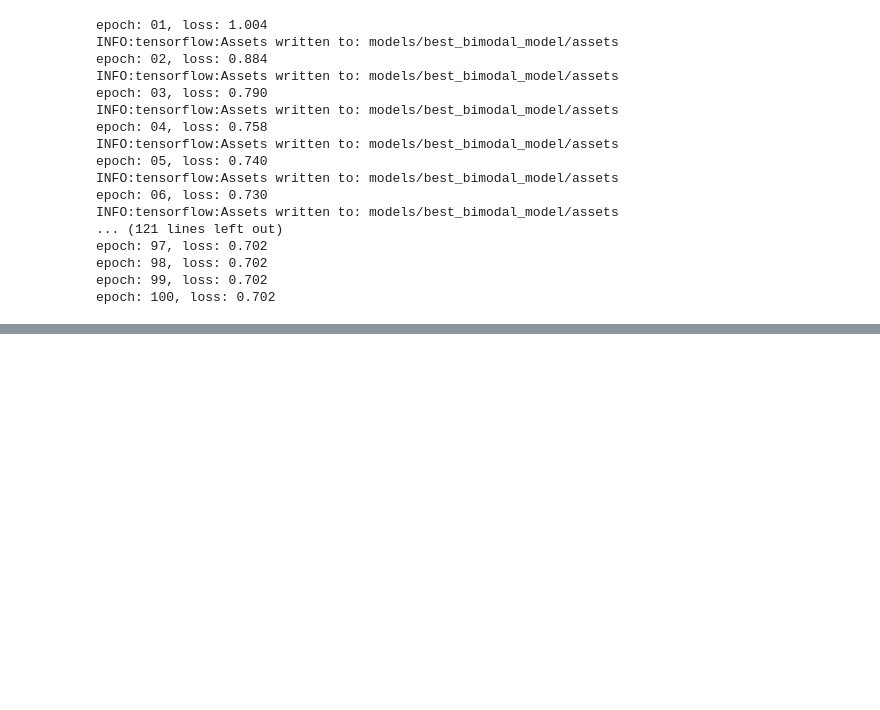
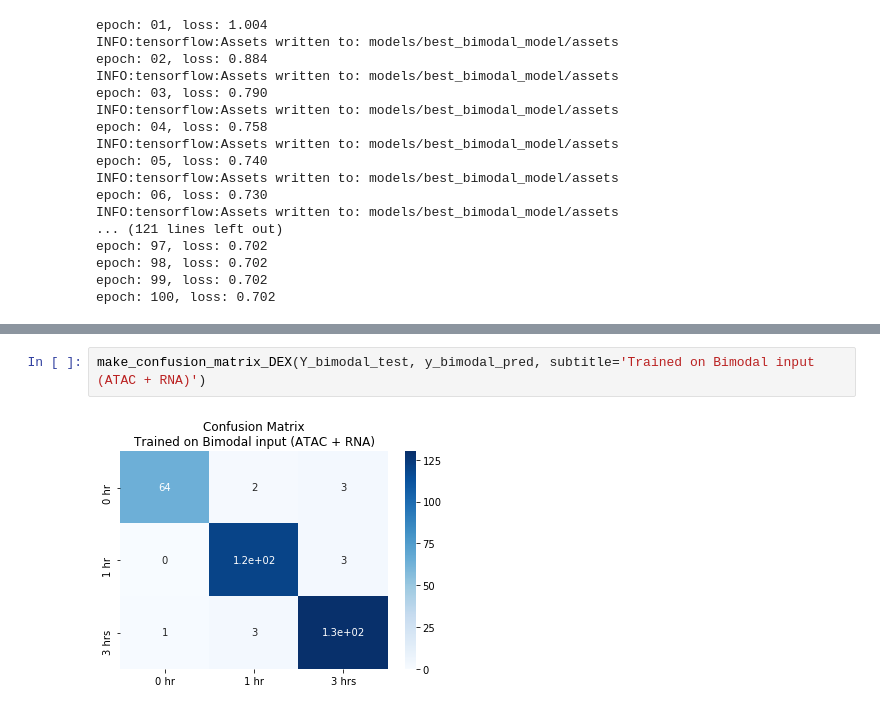
Before and after one commit to taylormjs/cell-type-classifier, a Jupyter notebook: classifier.ipynb, the cells around one changed output, grey strips where cells are left out. Drawn from its saved outputs; the diff is of its cells as text; blank space fills up the shorter version.

```diff
--- a/classifier.ipynb
+++ b/classifier.ipynb
@@ -1074,0 +1270,4 @@ m.result().numpy()
+# %%
+make_confusion_matrix_DEX(Y_bimodal_test, y_bimodal_pred, subtitle='Trained on Bimodal input (ATAC + RNA)')
+# %% [output]
+[figure, added]
```
Also changed, not shown: parts of 30 cells of this notebook.
